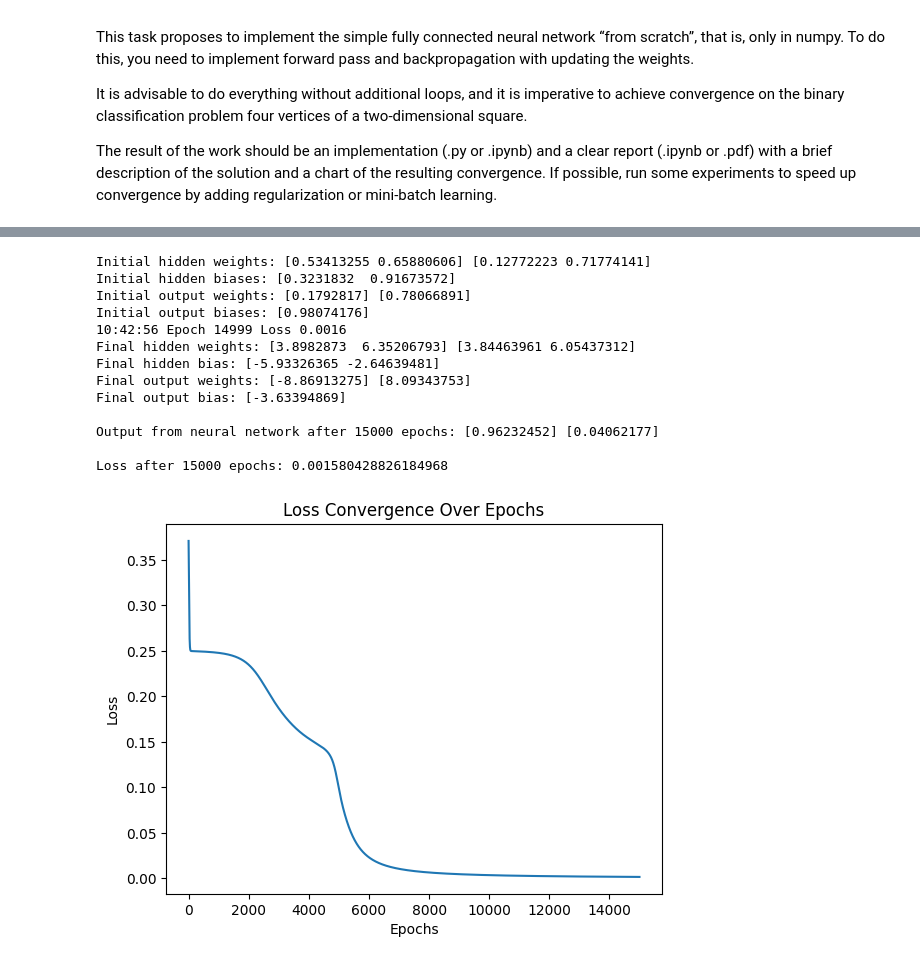
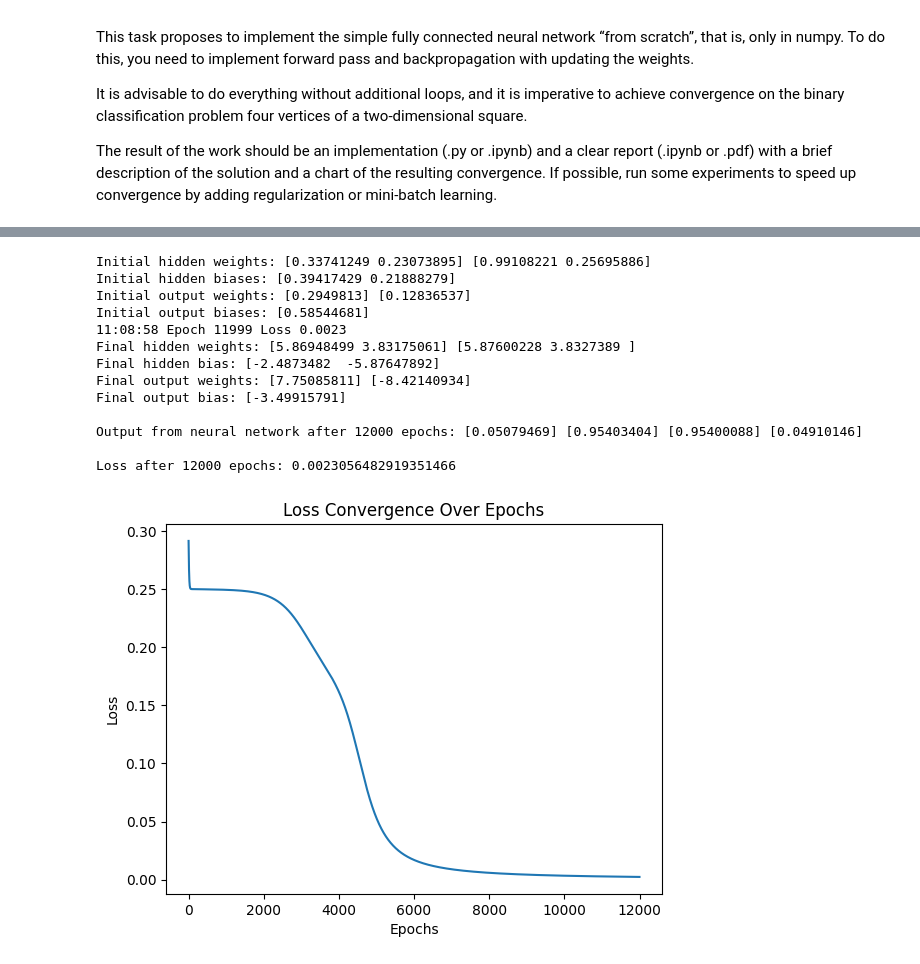
Before and after one commit to petuch03/data-science-things, a Jupyter notebook: ml_with_python/neural_network_from_scratch.ipynb, the cells around one changed output, grey strips where cells are left out. Saved outputs shown, nothing was run; the diff lists cells and outputs as text; code cells hidden in the pictures.

```diff
--- a/ml_with_python/neural_network_from_scratch.ipynb
+++ b/ml_with_python/neural_network_from_scratch.ipynb
@@ -34,7 +48,7 @@ def print_with_datetime(s):
 inputs = np.array([[0, 0], [0, 1], [1, 0], [1, 1]])
 target = np.array([[0], [1], [1], [0]])
 
-epochs = 15000
+epochs = 12000
 lr = 0.1
 batch_size = 2
 input_layer_neurons, hidden_layer_neurons, output_layer_neurons = 2, 2, 1
@@ -86,65 +100,72 @@ for epoch in range(epochs):
         batch_losses.append(loss)
 
         # Backpropagation
-        # loss_by_output captures the element-wise difference between the predicted output and the target.
+        # loss_by_output captures the difference between the predicted output and the target by element
         loss_by_output = predicted_output - target_batch
-        # predicted_output_derivative computes the derivative of the sigmoid function applied to predicted_output.
+        # predicted_output_derivative computes the derivative of the sigmoid function applied to predicted_output
         predicted_output_derivative = sigmoid_derivative(predicted_output)
 
-        # loss_by_output_bias and loss_by_output_weights represent the gradients for the bias and weights of the output layer, respectively.
+        # loss_by_output_bias and loss_by_output_weights represent the gradients for the bias and weights of the output layer
         loss_by_output_bias = loss_by_output * predicted_output_derivative
         loss_by_output_weights = np.dot(hidden_outputs.T, loss_by_output_bias)
 
-        # loss_by_hidden_outputs calculates the error propagated back to the hidden layer.
+        # loss_by_hidden_outputs calculates the error propagated back to the hidden layer
         loss_by_hidden_outputs = np.dot(loss_by_output_bias, output_weights.T)
-        # hidden_outputs_derivative computes the derivative of the sigmoid function applied to hidden_outputs.
+        # hidden_outputs_derivative computes the derivative of the sigmoid function applied to hidden_outputs
         hidden_outputs_derivative = sigmoid_derivative(hidden_outputs)
-        # loss_by_hidden_weights represents the gradient for the hidden layer's weights.
+        # loss_by_hidden_bias and loss_by_hidden_weights represents the gradients for the bias and weights of the hidden layer
+        loss_by_hidden_bias = loss_by_hidden_outputs * hidden_outputs_derivative
         loss_by_hidden_weights = np.dot(inputs_batch.T, loss_by_hidden_outputs * hidden_outputs_derivative)
 
         # Updating Weights and Biases
-        # The weights and biases are updated by subtracting the product of the learning rate and their respective gradients.
+        # The weights and biases are updated by subtracting the product of the learning rate and their respective gradients
         output_bias -= lr * np.sum(loss_by_output_bias, axis=0, keepdims=True)
         output_weights -= lr * loss_by_output_weights
-        hidden_bias -= lr * np.sum(loss_by_hidden_outputs * hidden_outputs_derivative, axis=0, keepdims=True)
+        hidden_bias -= lr * np.sum(loss_by_hidden_bias, axis=0, keepdims=True)
         hidden_weights -= lr * loss_by_hidden_weights
 
     epoch_loss = np.mean(batch_losses)
     loss_history.append(epoch_loss)
     print_with_datetime("Epoch {} Loss {:.4f}".format(epoch, epoch_loss))
+
+# For calculation predicted output for the whole dataset
+hidden_layer_input = np.dot(inputs, hidden_weights) + hidden_bias
+hidden_layer_activation = sigmoid(hidden_layer_input)
+output_layer_input = np.dot(hidden_layer_activation, output_weights) + output_bias
+final_predicted_output = sigmoid(output_layer_input)
 
 print('')
 print("Final hidden weights: ", end='')
 print(*hidden_weights)
 print("Final hidden bias: ", end='')
 print(*hidden_bias)
 print("Final output weights: ", end='')
 print(*output_weights)
 print("Final output bias: ", end='')
 print(*output_bias)
 
 print(f"\nOutput from neural network after {epochs} epochs: ", end='')
-print(*predicted_output)
+print(*final_predicted_output)
 print(f"\nLoss after {epochs} epochs: {loss_history[-1]}", end='')
 
 
 plt.plot(loss_history)
 plt.title("Loss Convergence Over Epochs")
 plt.xlabel("Epochs")
 plt.ylabel("Loss")
 plt.show()
 # %% [output]
-Initial hidden weights: [0.53413255 0.65880606] [0.12772223 0.71774141]
-Initial hidden biases: [0.3231832  0.91673572]
-Initial output weights: [0.1792817] [0.78066891]
-Initial output biases: [0.98074176]
-10:42:56 Epoch 14999 Loss 0.0016
-Final hidden weights: [3.8982873  6.35206793] [3.84463961 6.05437312]
-Final hidden bias: [-5.93326365 -2.64639481]
-Final output weights: [-8.86913275] [8.09343753]
-Final output bias: [-3.63394869]
+Initial hidden weights: [0.33741249 0.23073895] [0.99108221 0.25695886]
+Initial hidden biases: [0.39417429 0.21888279]
+Initial output weights: [0.2949813] [0.12836537]
+Initial output biases: [0.58544681]
+11:08:58 Epoch 11999 Loss 0.0023
+Final hidden weights: [5.86948499 3.83175061] [5.87600228 3.8327389 ]
+Final hidden bias: [-2.4873482  -5.87647892]
+Final output weights: [7.75085811] [-8.42140934]
+Final output bias: [-3.49915791]
 
-Output from neural network after 15000 epochs: [0.96232452] [0.04062177]
+Output from neural network after 12000 epochs: [0.05079469] [0.95403404] [0.95400088] [0.04910146]
 
-Loss after 15000 epochs: 0.001580428826184968
+Loss after 12000 epochs: 0.0023056482919351466
-[figure, old version]
+[figure, new version]
```
Also changed, not shown: parts of 1 cell of this notebook.
